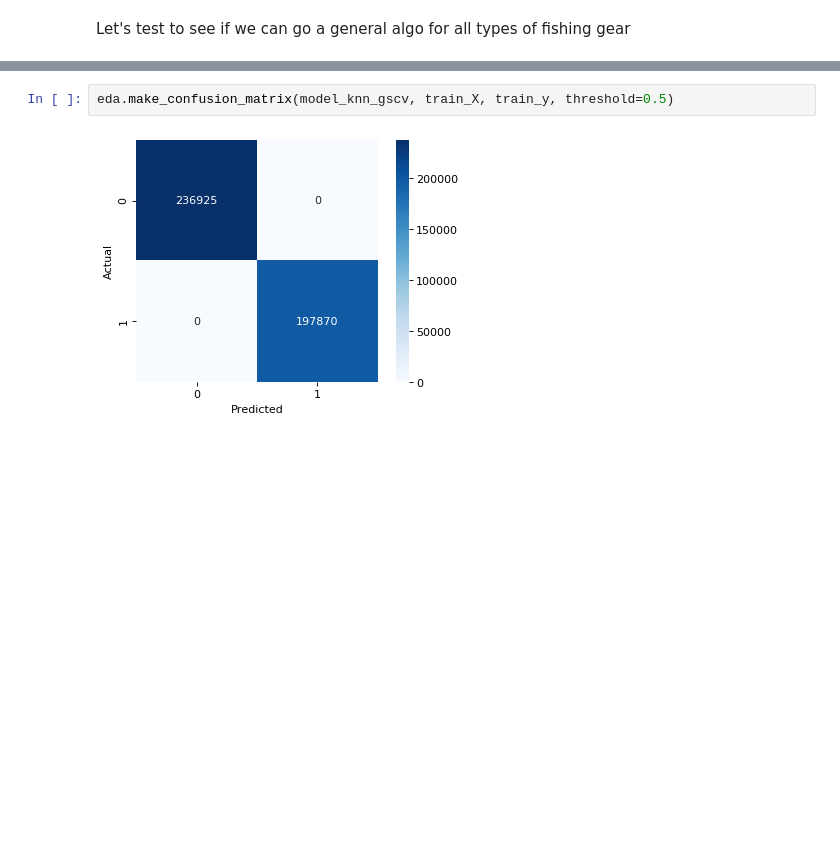
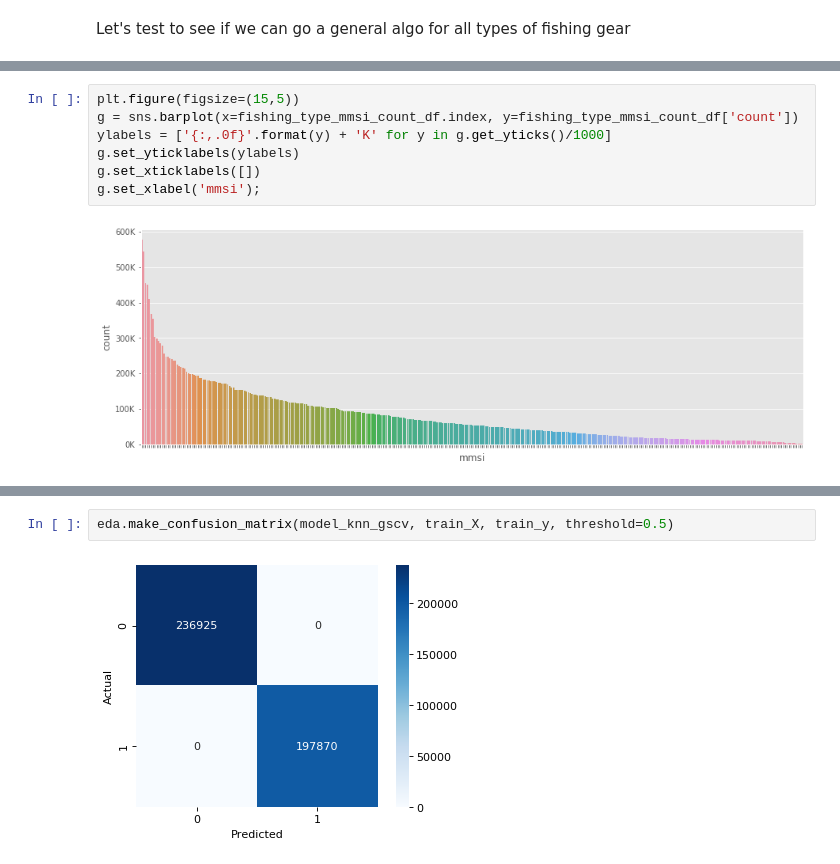
Before and after one commit to KunojiLym/metis_project_3, a Jupyter notebook: eda-fishing-all.ipynb, the cells around one changed output, grey strips where cells are left out. Cells and saved outputs as stored; diff of their text form; blank space fills up the shorter version.

```diff
--- a/eda-fishing-all.ipynb
+++ b/eda-fishing-all.ipynb
@@ -112,0 +153,9 @@ else:
+# %%
+plt.figure(figsize=(15,5))
+g = sns.barplot(x=fishing_type_mmsi_count_df.index, y=fishing_type_mmsi_count_df['count'])
+ylabels = ['{:,.0f}'.format(y) + 'K' for y in g.get_yticks()/1000]
+g.set_yticklabels(ylabels)
+g.set_xticklabels([])
+g.set_xlabel('mmsi');
+# %% [output]
+[figure, added]
```
Also changed, not shown: parts of 27 cells of this notebook, 26 other files.
